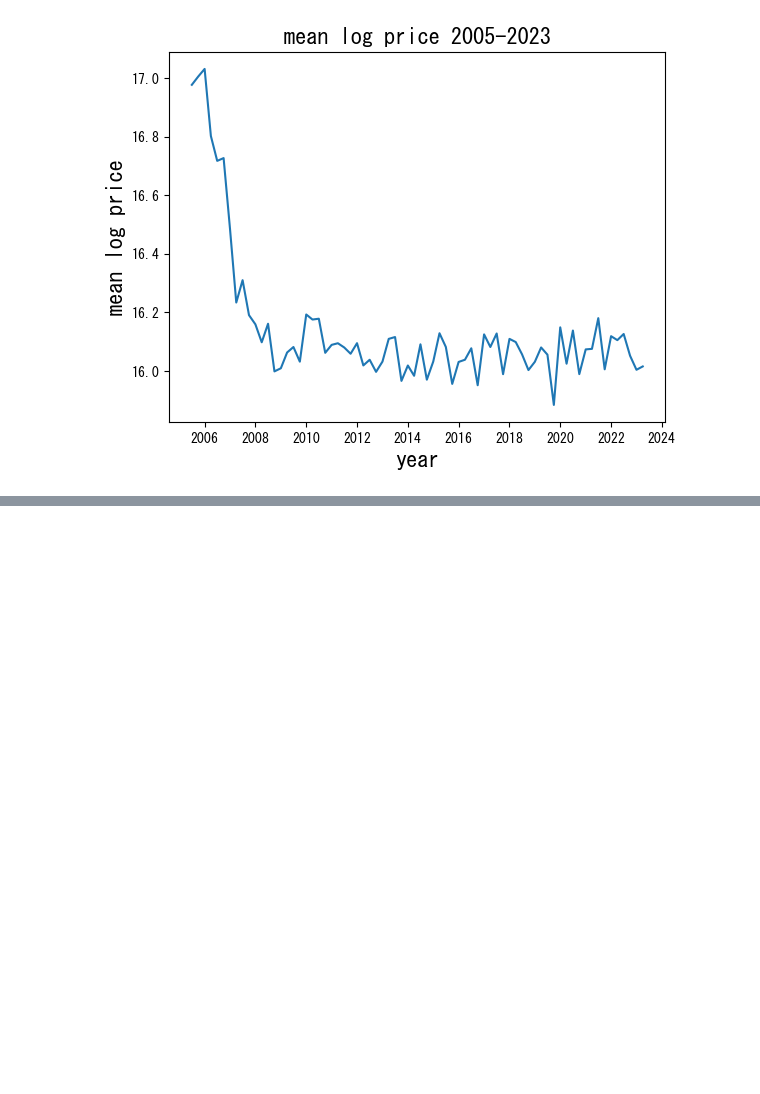
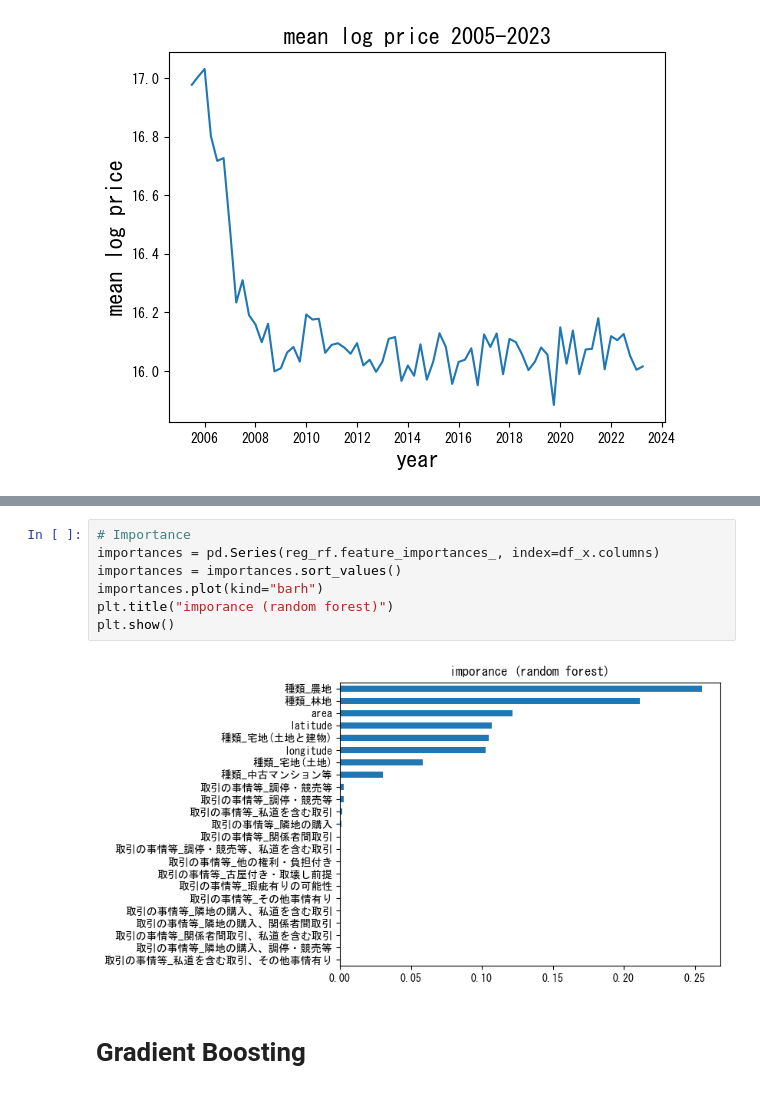
Before and after one commit to Tegmier/school, a Jupyter notebook: データサイエンス超入門/2023_SuperD_Class3.ipynb, the cells around one changed output, grey strips where cells are left out. Saved outputs shown, nothing was run; the diff lists cells and outputs as text; blank space fills up the shorter version.

```diff
--- a/データサイエンス超入門/2023_SuperD_Class3.ipynb
+++ b/データサイエンス超入門/2023_SuperD_Class3.ipynb
@@ -205,0 +485,11 @@ plt.show()
+# %%
+# Importance
+importances = pd.Series(reg_rf.feature_importances_, index=df_x.columns)
+importances = importances.sort_values()
+importances.plot(kind="barh")
+plt.title("imporance (random forest)")
+plt.show()
+# %% [output]
+[figure, added]
+# %% [markdown]
+# Gradient Boosting
```
Also changed, not shown: parts of 43 cells of this notebook, 21 other files.
